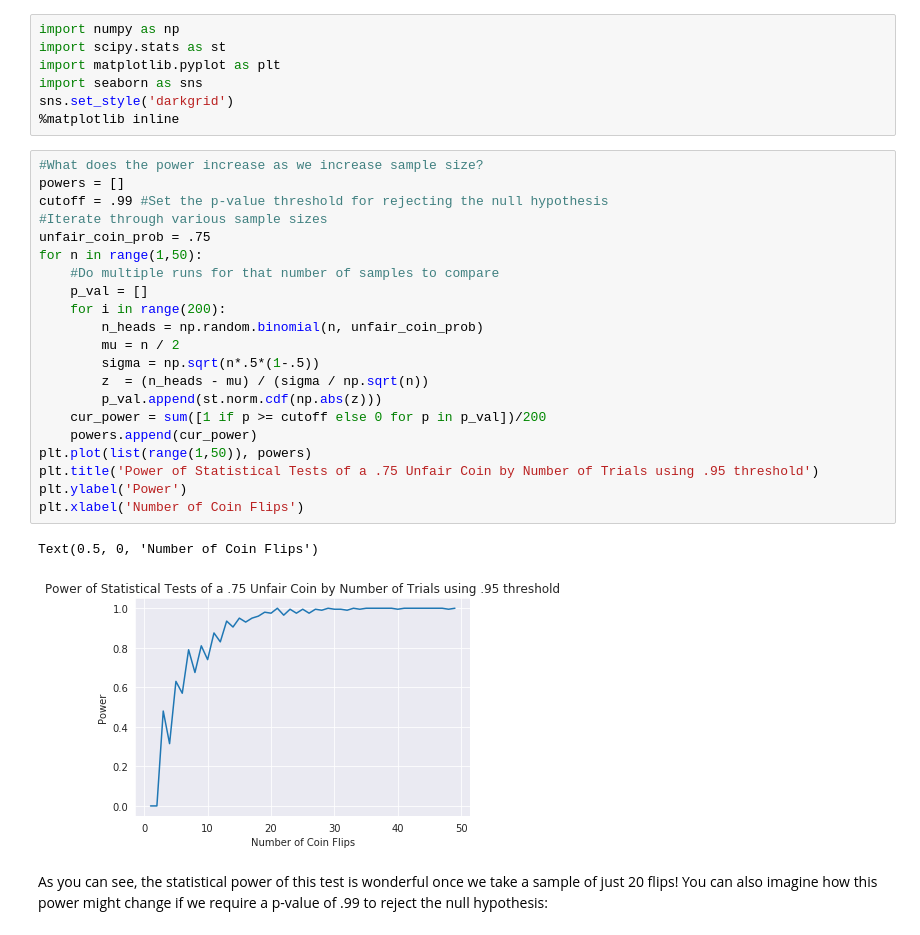
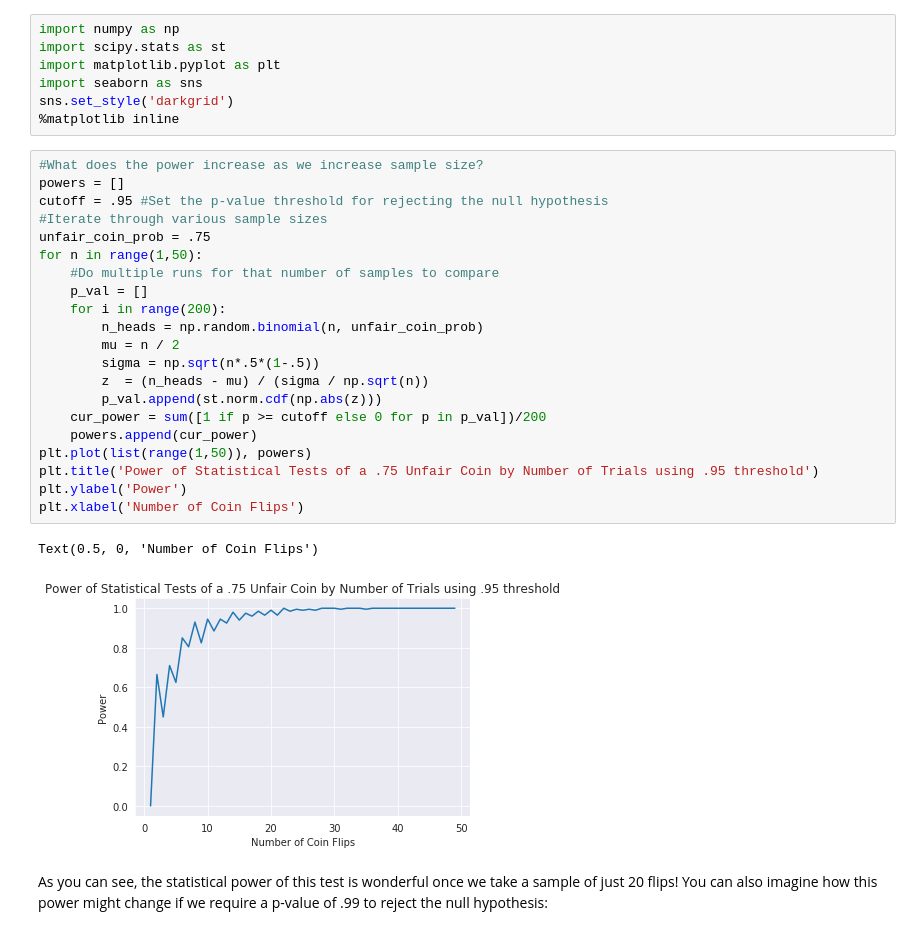
Before and after one commit to AustinKrause/dsc-2-20-12-statistical-power-nyc-ds-career-031119, a Jupyter notebook: index.ipynb, the cells around one changed output. Cells and saved outputs as stored; diff of their text form.

```diff
--- a/index.ipynb
+++ b/index.ipynb
@@ -31,27 +31,27 @@ sns.set_style('darkgrid')
 # %%
 #What does the power increase as we increase sample size?
 powers = []
-cutoff = .99 #Set the p-value threshold for rejecting the null hypothesis
+cutoff = .95 #Set the p-value threshold for rejecting the null hypothesis
 #Iterate through various sample sizes
 unfair_coin_prob = .75
 for n in range(1,50):
     #Do multiple runs for that number of samples to compare
     p_val = []
     for i in range(200):
         n_heads = np.random.binomial(n, unfair_coin_prob)
         mu = n / 2
         sigma = np.sqrt(n*.5*(1-.5))
         z  = (n_heads - mu) / (sigma / np.sqrt(n))
         p_val.append(st.norm.cdf(np.abs(z)))
     cur_power = sum([1 if p >= cutoff else 0 for p in p_val])/200
     powers.append(cur_power)
 plt.plot(list(range(1,50)), powers)
 plt.title('Power of Statistical Tests of a .75 Unfair Coin by Number of Trials using .95 threshold')
 plt.ylabel('Power')
 plt.xlabel('Number of Coin Flips')
 # %% [output]
 Text(0.5, 0, 'Number of Coin Flips')
-[figure, old version]
+[figure, new version]
 # %% [markdown]
 As you can see, the statistical power of this test is wonderful once we take a sample of just 20 flips! You can also imagine how this power might change if we require a p-value of .99 to reject the null hypothesis:
 # %%
```
